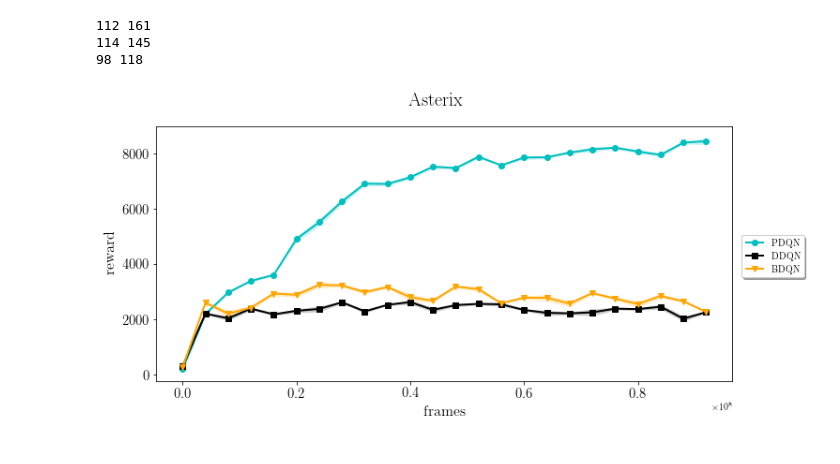
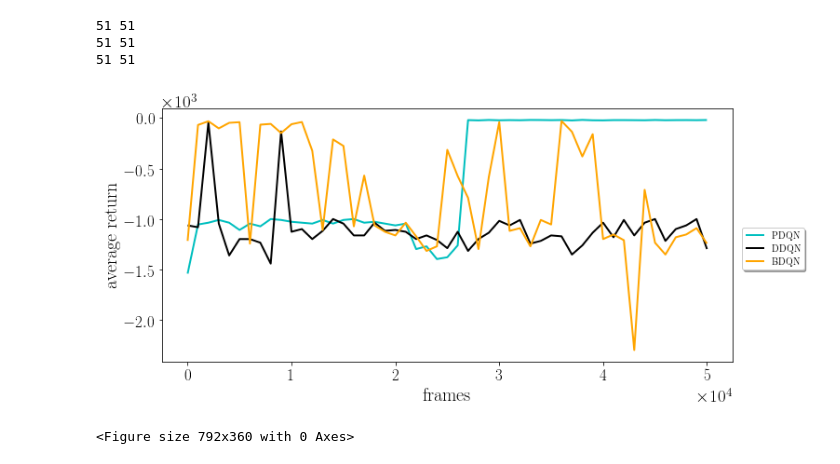
Before and after one commit to albertometelli/weightedDQN, a Jupyter notebook: dqn/atari/res_2/notebook.ipynb, the cells around one changed output. Drawn from its saved outputs; the diff is of its cells as text; code cells hidden in the pictures.

```diff
--- a/dqn/atari/res_2/notebook.ipynb
+++ b/dqn/atari/res_2/notebook.ipynb
@@ -8,6 +8,7 @@ import ast
 from scipy.interpolate import interp1d
 from collections import OrderedDict
 from matplotlib.transforms import blended_transform_factory
+import matplotlib.lines as mlines
 
 plt.close('all')
 plt.style.use('default')
@@ -15,8 +16,8 @@ plt.rc('font', family='serif')
 plt.rc('text', usetex=True)
 
 LEGEND_FONT_SIZE = 12
-AXIS_FONT_SIZE = 16
-TICKS_FONT_SIZE = 15
+AXIS_FONT_SIZE = 20
+TICKS_FONT_SIZE = 17
 TITLE_FONT_SIZE = 20
 figs = []
 %matplotlib inline
@@ -75,8 +76,8 @@ def plot_ci(xs, ys, conf, n, xlabel=None, ylabel=None, label=None, ax=None, **kw
 
     data_mean = np.mean(all_ys, axis=0)
     data_std = np.std(all_ys, axis=0) + 1e-24
+
     interval = sts.t.interval(conf, n-1,loc=data_mean,scale=data_std/np.sqrt(n))
-
     col = kwargs.get('color')
     if ax is None:
         fig, ax = plt.subplots(figsize=(4.8, 3.2))
@@ -95,12 +96,15 @@ def plot_ci(xs, ys, conf, n, xlabel=None, ylabel=None, label=None, ax=None, **kw
         ax.set_xlabel(xlabel, fontsize=AXIS_FONT_SIZE)
     if ylabel is not None:
         ax.set_ylabel(ylabel, fontsize=AXIS_FONT_SIZE)
+    ax.ticklabel_format(style='sci',scilimits=(0,0))
+    ax.xaxis.offsetText.set_fontsize(TICKS_FONT_SIZE+2)
+    ax.yaxis.offsetText.set_fontsize(TICKS_FONT_SIZE+2)
     ax.tick_params(labelsize=TICKS_FONT_SIZE)
     return ax
 # %%
-environments = ['Asterix']#'BankHeist','Asterix','Asteroids'
+environments = ['Gridworld']#'BankHeist','Asterix','Asteroids'
 algorithms = ['particle','dqn','boot']
-eval_freq = 1e6
+eval_freq = 1e3
 #policies = [['weighted'],['weighted-gaussian'],['boot','weighted'],['eps-greedy', 'boltzmann']]
 updates = [['weighted'],[''],[''],['weighted','max_mean'],['']]
 alg_to_label={
@@ -135,12 +139,15 @@ alg_to_double_vec ={
 }
 
 conf = 0.95
-n_rows = 98
-subsample = 4
+n_rows = 130
+subsample = 1
+legend_labels = []
+legend_colors = []
+legend_markers = []
 limits=[(-1,17.5),(-10000,80000)]
 for e,env in enumerate(environments):
     fig, ax = plt.subplots(1, 1, figsize=(11, 5))
-    fig.suptitle(env, fontsize=TITLE_FONT_SIZE)
+    #fig.suptitle(env, fontsize=TITLE_FONT_SIZE)
     i = 0
     for j, alg in enumerate(algorithms):
             for u in updates[j]:
@@ -152,37 +159,50 @@ for e,env in enumerate(environments):
                     res = []
                     min_rows = 350
                     max_rows = 0
                     for p in paths:
                         results = np.load(p)
                         #print(results.shape)
                         n_runs = results.shape[0]
                         rows = min(n_runs,n_rows)
                         if n_runs < min_rows:
                             min_rows = n_runs
                         if n_runs > max_rows:
                             max_rows = n_runs
                         timesteps = np.array([i * eval_freq for i  in range(rows)])
                         cum_reward_test = results[:rows,2]
                         #cum_reward_test = np.expand_dims(cum_reward_test)
                         res.append(cum_reward_test)
                     if len(res) == 0:
                         continue
+                    if e == 0:
+                        legend_labels.append(alg_to_label[alg])
+                        legend_colors.append(col[i])
+                        legend_markers.append(markers[i])
                     print(min_rows,max_rows)
                     cum_reward_test = np.stack(res)
                     #print(cum_reward_test)
                     indexes = [i*subsample for i in range(len(timesteps) // subsample)]
                     ax = plot_ci(timesteps[indexes],cum_reward_test[:, indexes], conf,
-                                n_runs, xlabel='frames', ylabel='reward', label=alg_to_label[alg] ,
-                                 ax=ax, linewidth=2.0, linestyle=ls[0], color=col[i], marker=markers[i])
+                                5, xlabel='frames', ylabel='average return', label=alg_to_label[alg] ,
+                                 ax=ax, linewidth=2.0, linestyle=ls[0], color=col[i])
                     #ax[0].set_ylim(limits[e])
 
                     i += 1
     lgd=fig.legend(loc='center right',
                           ncol=1, fancybox=True, shadow=True)#,bbox_to_anchor=(0.42, 0)
 
-    fig.savefig(env+".pdf",format='pdf',bbox_extra_artists=(lgd,), bbox_inches='tight')
+    fig.savefig(env+".pdf",format='pdf', bbox_inches='tight',bbox_extra_artists=(lgd,))
+
+fig = plt.figure(figsize=(11, 5))
+patches = [ mlines.Line2D([], [], color=legend_colors[i], marker=legend_markers[i],
+                          label=legend_labels[i])  for i in range(len(legend_labels)) ]
+
+#lgd=fig.legend( patches, legend_labels, ncol=6,
+#           loc='center')
+#fig.savefig('atari-legend.pdf',format='pdf',bbox_extra_artists=(lgd,), bbox_inches='tight')
 # %% [output]
-112 161
-114 145
-98 118
+51 51
+51 51
+51 51
-[figure, old version]
+[figure, new version]
+<Figure size 792x360 with 0 Axes>
```
Also changed, not shown: 13 other files.
